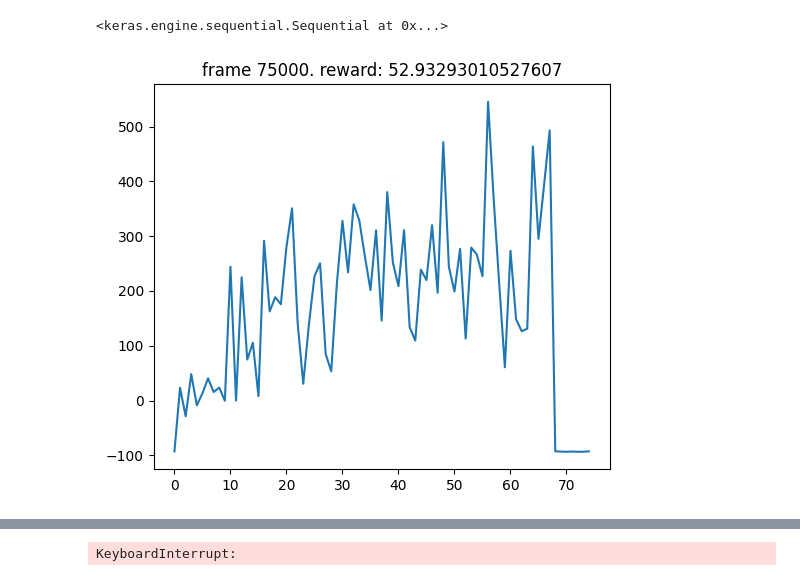
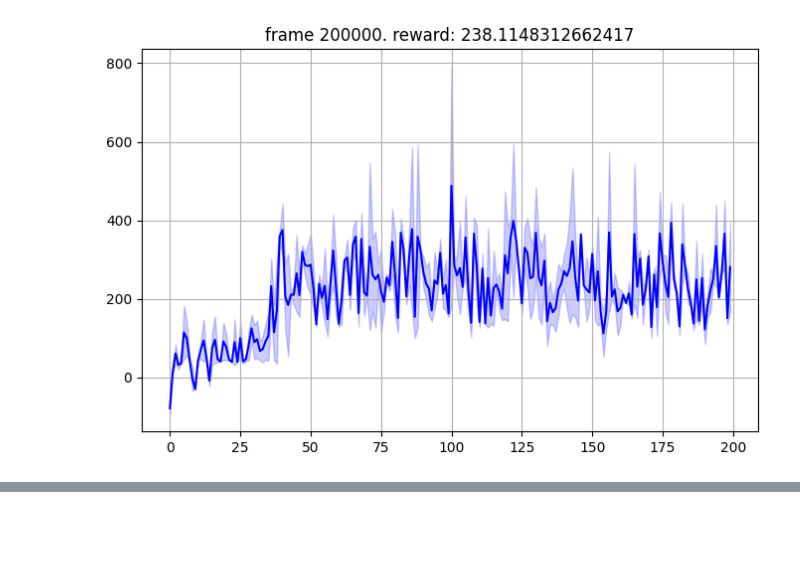
Before and after one commit to nimahsn/lusr_carracing, a Jupyter notebook: carracing_ppo.ipynb, the cells around one changed output, grey strips where cells are left out. Saved outputs shown, nothing was run; the diff lists cells and outputs as text; code cells hidden in the pictures; blank space fills up the shorter version.

Commit message:
ppo implementation and model

```diff
--- a/carracing_ppo.ipynb
+++ b/carracing_ppo.ipynb
@@ -218,0 +177,8 @@ def ppo_update(model, ppo_epochs, mini_batch_size, states, actions, log_probs, r
+# %%
+actor = ActorNetwork()
+critic = CriticNetwork()
+encoder = Encoder(False)
+encoder.build([None, 64, 64, 3])
+encoder.load_weights('./encoder_weights_2.h5')
+encoder.trainable = False
+model = ActorCriticPPO(encoder, actor, critic)
@@ -219,15 +193,17 @@ def ppo_update(model, ppo_epochs, mini_batch_size, states, actions, log_probs, r
 # %%
-lr = 2e-5
-model = ActorCriticPPO(input_dim, output_dim)
+lr = 1e-5
 optimizer = tf.keras.optimizers.Adam(lr)
 model.compile(optimizer=optimizer)
 
 #Hyper params:
 num_steps        = 1000
-mini_batch_size  = 500
+mini_batch_size  = 400
 ppo_epochs       = 100
 threshold_reward = -50
 
-max_frames = 100000
-frame_idx  = 75000
+max_frames = 200000
+frame_idx  = 0
+
+total_rewards = []
+total_returns = []
 test_rewards = []
@@ -242,13 +210,6 @@ test_rewards = []
-# %%
-model.commons
-# %% [output]
-<keras.engine.sequential.Sequential at 0x...>
 # %%
 state = preprocess_state(envs.reset(), True)
 early_stop = False # set to true if the reward is above the threshold
-
-total_rewards = []
-total_returns = []
 
 while frame_idx < max_frames and not early_stop:
 
@@ -292,60 +253,48 @@ while frame_idx < max_frames and not early_stop:
         frame_idx += 1
 
         if frame_idx % 1000 == 0:
-            test_reward = np.mean([run_test_env(model, env_test, False) for _ in range(2)])
+            test_reward = [run_test_env(model, env_test, False) for _ in range(2)]
             test_rewards.append(test_reward)
             plot(frame_idx, test_rewards)
             # if test_reward > threshold_reward: early_stop = True
 
         # save checkpoint every 5000 frames
         if frame_idx % 5000 == 0:
-            # detect if weights are nan or inf because of exploding gradients, if not save weights
             os.mkdir(f'./checkpoints/{frame_idx}')
-            os.mkdir(f'./checkpoints/{frame_idx}/commons')
+            # os.mkdir(f'./checkpoints/{frame_idx}/commons')
             os.mkdir(f'./checkpoints/{frame_idx}/actor')
             os.mkdir(f'./checkpoints/{frame_idx}/critic')
 
-            model.commons.save_weights(f'./checkpoints/{frame_idx}/commons/weights.h5')
+            # model.commons.save_weights(f'./checkpoints/{frame_idx}/commons/weights.h5')
             model.actor.save_weights(f'./checkpoints/{frame_idx}/actor/weights.h5')
             model.critic.save_weights(f'./checkpoints/{frame_idx}/critic/weights.h5')
-            # else :
-            #     print('Weights are nan or inf, not saving checkpoint')
-            #     early_stop = True
-            #     break
 
-    # next_state = preprocess_state(next_state, batch=True)
+
     _, next_value = model(next_state)
     next_value = tf.squeeze(next_value)
     returns = compute_gae(next_value, rewards, masks, values)
-
-    # print(rewards[0].shape, returns[0].shape, values[0].shape, states[0].shape, actions[0].shape, log_probs[0].shape)
-    #log total reward for each worker
-    # print(f'worker 0 reward: {rewards[:][0]}')
 
     total_rewards.append(np.sum(rewards, axis=0))
     total_returns.append(np.sum(returns, axis=0))
 
     log_probs = tf.concat(log_probs, axis=0)
     returns   = tf.concat(returns, axis=0)
     values    = tf.concat(values, axis=0)
     states    = tf.concat(states, axis=0)
     actions   = tf.concat(actions, axis=0)
     advantage = tf.convert_to_tensor(returns - values)
 
 
     ppo_update(model, ppo_epochs, mini_batch_size, states, actions, log_probs, returns, advantage)
     #log
     print(f'\nFrame_idx: {frame_idx}, entropy: {entropy.numpy()}, reward: {np.mean(rewards)}\n')
 
     if done.all():
         state = preprocess_state(envs.reset(), True)
         print('reset')
     else:
         state = next_state
 
 # save the model
-model.commons.save_weights('ppo_model_commons.h5')
-model.actor.save_weights('ppo_model_actor.h5')
-model.critic.save_weights('ppo_model_critic.h5')
 # %% [output]
-[figure, old version]
+[figure, new version]
@@ -361 +307,0 @@ reset
-KeyboardInterrupt:
```
Also changed, not shown: parts of 26 cells of this notebook, 2 other files.
